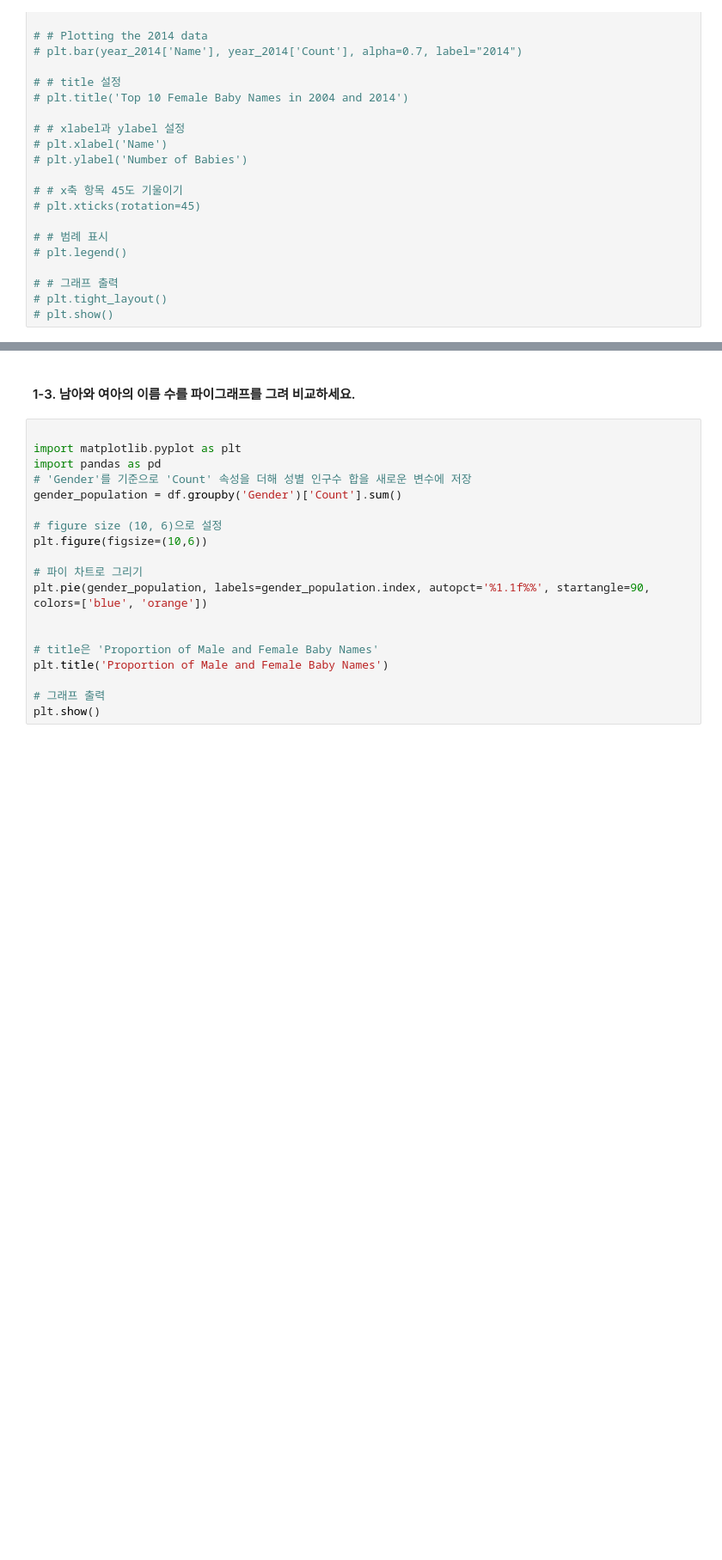
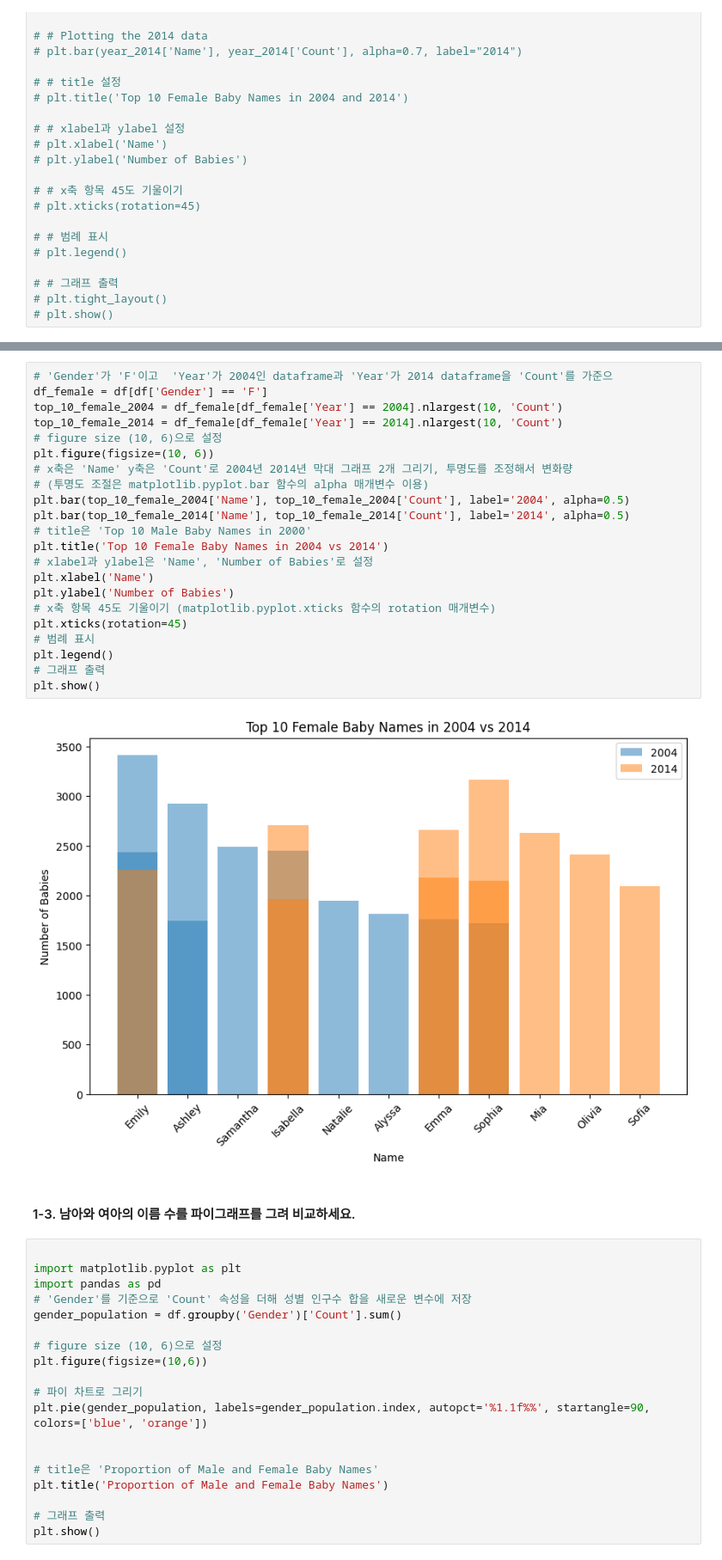
Before and after one commit to skang-koreatech/BasicDataScience_2024-2, a Jupyter notebook: lec07-2_lab_matplotlib_assignment04.ipynb, the cells around one changed output, grey strips where cells are left out. Shown at 86% size. Cells and saved outputs as stored; diff of their text form; blank space fills up the shorter version.

```diff
--- a/lec07-2_lab_matplotlib_assignment04.ipynb
+++ b/lec07-2_lab_matplotlib_assignment04.ipynb
@@ -130,3 +134,27 @@ plt.show()
+# %%
+# 'Gender'가 'F'이고  'Year'가 2004인 dataframe과 'Year'가 2014 dataframe을 'Count'를 가준으
+df_female = df[df['Gender'] == 'F']
+top_10_female_2004 = df_female[df_female['Year'] == 2004].nlargest(10, 'Count')
+top_10_female_2014 = df_female[df_female['Year'] == 2014].nlargest(10, 'Count')
+# figure size (10, 6)으로 설정
+plt.figure(figsize=(10, 6))
+# x축은 'Name' y축은 'Count'로 2004년 2014년 막대 그래프 2개 그리기, 투명도를 조정해서 변화량
+# (투명도 조절은 matplotlib.pyplot.bar 함수의 alpha 매개변수 이용)
+plt.bar(top_10_female_2004['Name'], top_10_female_2004['Count'], label='2004', alpha=0.5)
+plt.bar(top_10_female_2014['Name'], top_10_female_2014['Count'], label='2014', alpha=0.5)
+# title은 'Top 10 Male Baby Names in 2000'
+plt.title('Top 10 Female Baby Names in 2004 vs 2014')
+# xlabel과 ylabel은 'Name', 'Number of Babies'로 설정
+plt.xlabel('Name')
+plt.ylabel('Number of Babies')
+# x축 항목 45도 기울이기 (matplotlib.pyplot.xticks 함수의 rotation 매개변수)
+plt.xticks(rotation=45)
+# 범례 표시
+plt.legend()
+# 그래프 출력
+plt.show()
+# %% [output]
+[figure, added]
 # %% [markdown]
 #### 1-3. 남아와 여아의 이름 수를 파이그래프를 그려 비교하세요.
 # %%
```
Also changed, not shown: parts of 11 cells of this notebook, 6 other files.
